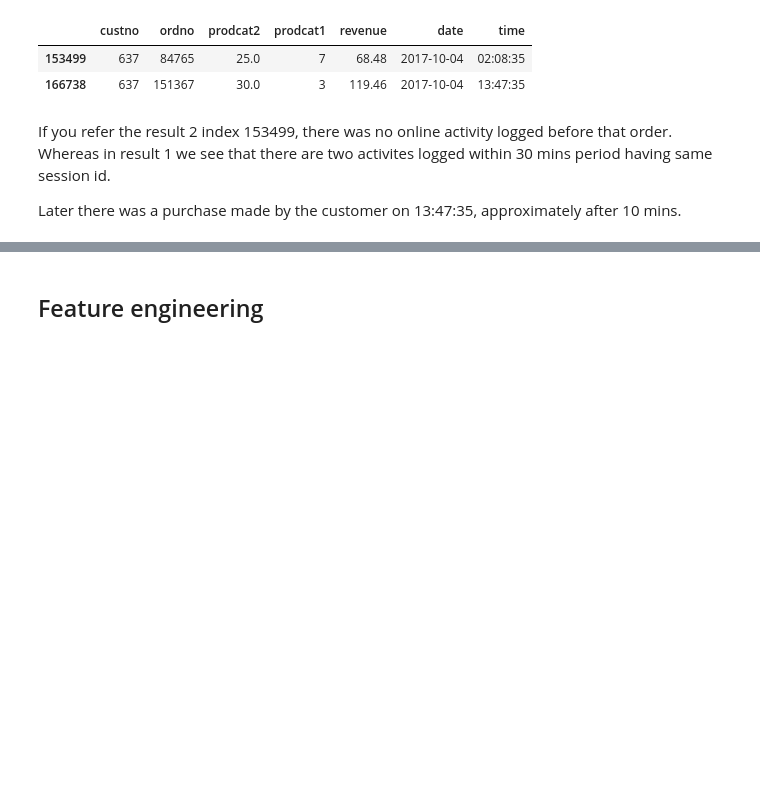
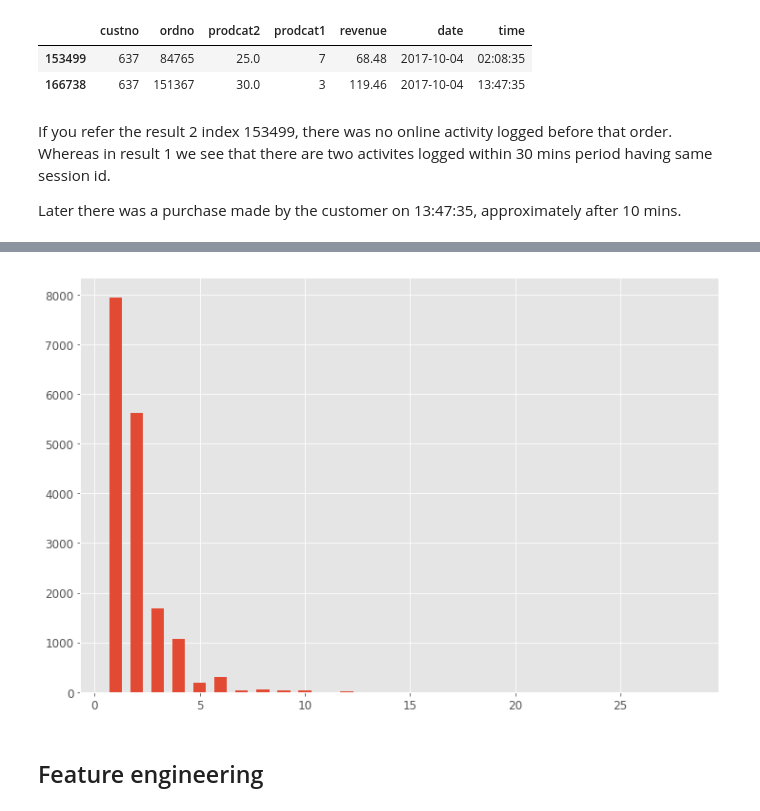
Before and after one commit to AtinMaiti/homework1, a Jupyter notebook: sflydatascience-homework1.ipynb, the cells around one changed output, grey strips where cells are left out. Cells and saved outputs as stored; diff of their text form; code cells hidden in the pictures; blank space fills up the shorter version.

```diff
--- a/sflydatascience-homework1.ipynb
+++ b/sflydatascience-homework1.ipynb
@@ -107,3 +332,9 @@ Therefore I will be filtering records of online sessi
+# %%
+temp = behaviorData.groupby(['countOfProducts']).count()
+plt.bar(temp.index, temp.session, width = 0.6)
+plt.show()
+# %% [output]
+[figure, added]
 # %% [markdown]
 ## Feature engineering
 # %% [markdown]
```
Also changed, not shown: parts of 62 cells of this notebook.
